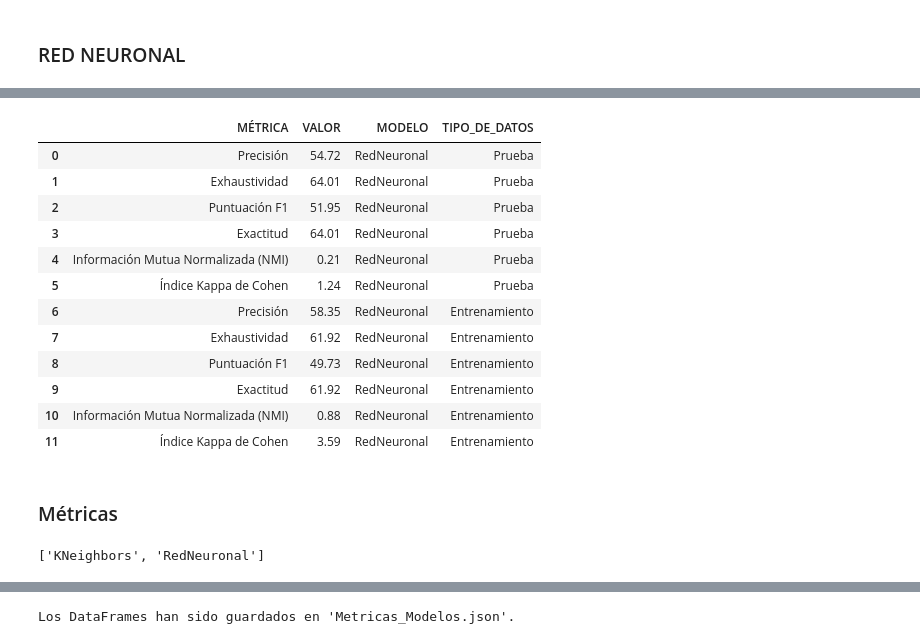
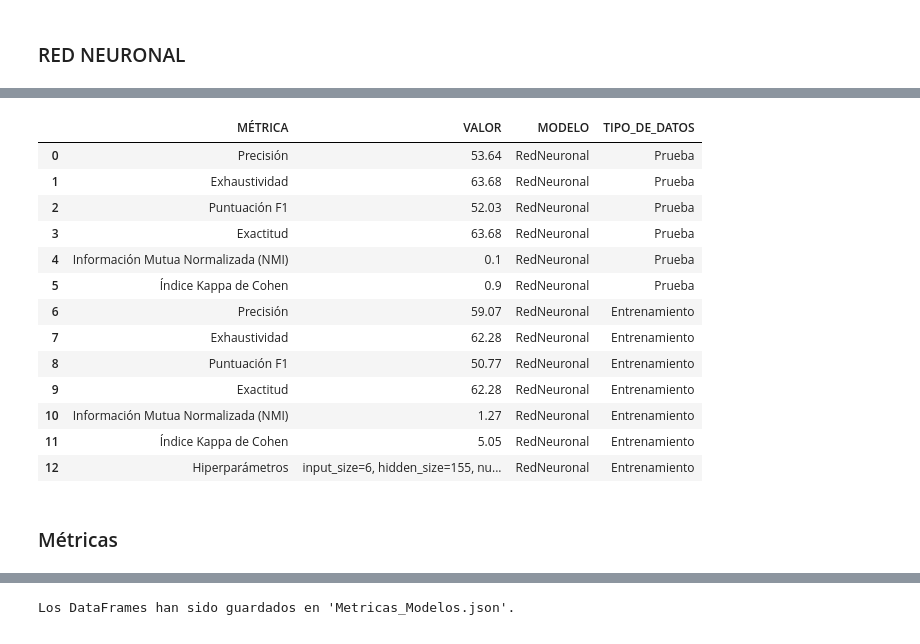
Before and after one commit to CamiloeSotoS/UNIVERSIDAD-DISTRITAL-PROYECTO, a Jupyter notebook: MÓDULO ANALÍTICA PREDICTIVA/MÓDULO_ANALITICA_MODELOS_CLASIFICACION_DEF.ipynb, the cells around one changed output, grey strips where cells are left out. Drawn from its saved outputs; the diff is of its cells as text; code cells hidden in the pictures.

Commit message:
Ajustes métricas

```diff
--- a/MÓDULO ANALÍTICA PREDICTIVA/MÓDULO_ANALITICA_MODELOS_CLASIFICACION_DEF.ipynb
+++ b/MÓDULO ANALÍTICA PREDICTIVA/MÓDULO_ANALITICA_MODELOS_CLASIFICACION_DEF.ipynb
@@ -4001,7 +4112,10 @@ import torch
 import torch.nn as nn
 import torch.optim as optim
 from sklearn.metrics import accuracy_score, precision_score, recall_score, f1_score
+np.random.seed(42)
 
+torch.manual_seed(42)
+torch.cuda.manual_seed(42)
 class NeuralNetwork(nn.Module):
     def __init__(self, input_size, hidden_size, num_classes):
         super(NeuralNetwork, self).__init__()
@@ -4015,7 +4129,7 @@ class NeuralNetwork(nn.Module):
         out = self.fc2(out)
         return out
 
-def train_neural_network(X_train, y_train, input_size, hidden_size, num_classes, num_epochs=100, learning_rate=0.001):
+def train_neural_network(X_train, y_train, input_size, hidden_size, num_classes, num_epochs=100, learning_rate=0.0015):
     # Convertir datos de entrenamiento a tensores de PyTorch
     X_train_tensor = torch.tensor(X_train, dtype=torch.float32)
     y_train_tensor = torch.tensor(y_train, dtype=torch.long)
@@ -4039,7 +4153,7 @@ def train_neural_network(X_train, y_train, input_size, hidden_size, num_classes,
         if (epoch+1) % 10 == 0:
             print ('Epoch [{}/{}], Loss: {:.4f}'.format(epoch+1, num_epochs, loss.item()))
 
-    return model
+    return model,num_epochs,learning_rate
 
 def evaluate_model(model, X_test, y_test):
     # Convertir datos de prueba a tensores de PyTorch
@@ -4066,9 +4180,9 @@ X_test_array = X_tst.values
 Y_trn = Y_trn
 input_size = X_trn.shape[1]
 num_classes = 4
-hidden_size = 170
+hidden_size =155
 
 # Supongamos que X_train, y_train, X_test, y_test son tus datos de entrenamiento y prueba
-modelo_red_reuronal = train_neural_network(X_train_array , Y_trn, input_size, hidden_size, num_classes)
+modelo_red_reuronal,num_epochs,learning_rate = train_neural_network(X_train_array , Y_trn, input_size, hidden_size, num_classes)
 evaluate_model(modelo_red_reuronal, X_test_array , Y_tst)
 # %% [output]
@@ -4202,20 +4328,41 @@ Información Mutua Normalizada (NMI): 0.21
+# %%
+# Crear un diccionario con los hiperparámetros y sus valores
+hiperparametros = {
+    "input_size": input_size,
+    "hidden_size": hidden_size,
+    "num_classes": num_classes,
+    "num_epochs": num_epochs,
+    "learning_rate": learning_rate
+}
+
+# Convertir el diccionario en una cadena formateada para mostrar en el dataframe
+cadena_hiperparametros = ', '.join([f"{key}={value}" for key, value in hiperparametros.items()])
+
+# Crear un nuevo dataframe con los hiperparámetros
+df_hiperparametros_red_neuronal = pd.DataFrame({
+    'MÉTRICA': ['Hiperparámetros'],
+    'VALOR': [cadena_hiperparametros],
+    'MODELO': ['RedNeuronal'],
+    'TIPO_DE_DATOS': ['Entrenamiento']
+})
 # %%
-resultados_df_red_reuronal = pd.concat([resultados_df_red_reuronal_prueba,resultados_df_red_reuronal_entrenamiento], ignore_index=True)
+resultados_df_red_reuronal = pd.concat([resultados_df_red_reuronal_prueba,resultados_df_red_reuronal_entrenamiento,df_hiperparametros_red_neuronal], ignore_index=True)
 resultados_df_red_reuronal
 # %% [output]
 |  | MÉTRICA | VALOR | MODELO | TIPO_DE_DATOS |
-| 0 | Precisión | 54.72 | RedNeuronal | Prueba |
-| 1 | Exhaustividad | 64.01 | RedNeuronal | Prueba |
-| 2 | Puntuación F1 | 51.95 | RedNeuronal | Prueba |
-| 3 | Exactitud | 64.01 | RedNeuronal | Prueba |
-| 4 | Información Mutua Normalizada (NMI) | 0.21 | RedNeuronal | Prueba |
-| 5 | Índice Kappa de Cohen | 1.24 | RedNeuronal | Prueba |
-| 6 | Precisión | 58.35 | RedNeuronal | Entrenamiento |
-| 7 | Exhaustividad | 61.92 | RedNeuronal | Entrenamiento |
-| 8 | Puntuación F1 | 49.73 | RedNeuronal | Entrenamiento |
-| 9 | Exactitud | 61.92 | RedNeuronal | Entrenamiento |
-| 10 | Información Mutua Normalizada (NMI) | 0.88 | RedNeuronal | Entrenamiento |
-| 11 | Índice Kappa de Cohen | 3.59 | RedNeuronal | Entrenamiento |
+| 0 | Precisión | 53.64 | RedNeuronal | Prueba |
+| 1 | Exhaustividad | 63.68 | RedNeuronal | Prueba |
+| 2 | Puntuación F1 | 52.03 | RedNeuronal | Prueba |
+| 3 | Exactitud | 63.68 | RedNeuronal | Prueba |
+| 4 | Información Mutua Normalizada (NMI) | 0.1 | RedNeuronal | Prueba |
+| 5 | Índice Kappa de Cohen | 0.9 | RedNeuronal | Prueba |
+| 6 | Precisión | 59.07 | RedNeuronal | Entrenamiento |
+| 7 | Exhaustividad | 62.28 | RedNeuronal | Entrenamiento |
+| 8 | Puntuación F1 | 50.77 | RedNeuronal | Entrenamiento |
+| 9 | Exactitud | 62.28 | RedNeuronal | Entrenamiento |
+| 10 | Información Mutua Normalizada (NMI) | 1.27 | RedNeuronal | Entrenamiento |
+| 11 | Índice Kappa de Cohen | 5.05 | RedNeuronal | Entrenamiento |
+| 12 | Hiperparámetros | input_size=6, hidden_size=155, nu... | RedNeuronal | Entrenamiento |
 # %% [markdown]
 ### Métricas
 # %%
@@ -4230,7 +4377,3 @@ Metricas_Modelos=pd.concat([resultados_df_knn,resultados_df_svc,resultados_df_tr
 Metricas_Modelos = Metricas_Modelos.rename(columns={'MÉTRICA': 'METRICA'})
 Metricas_Modelos ['METRICA'] = Metricas_Modelos ['METRICA'].apply(lambda x: unidecode(x))
 #Metricas_Modelos= Metricas_Modelos[Metricas_Modelos["MODELO"].isin(modelos_seleccionados)]
-# %%
-modelos_seleccionados
-# %% [output]
-['KNeighbors', 'RedNeuronal']
```
Also changed, not shown: parts of 65 cells of this notebook.
